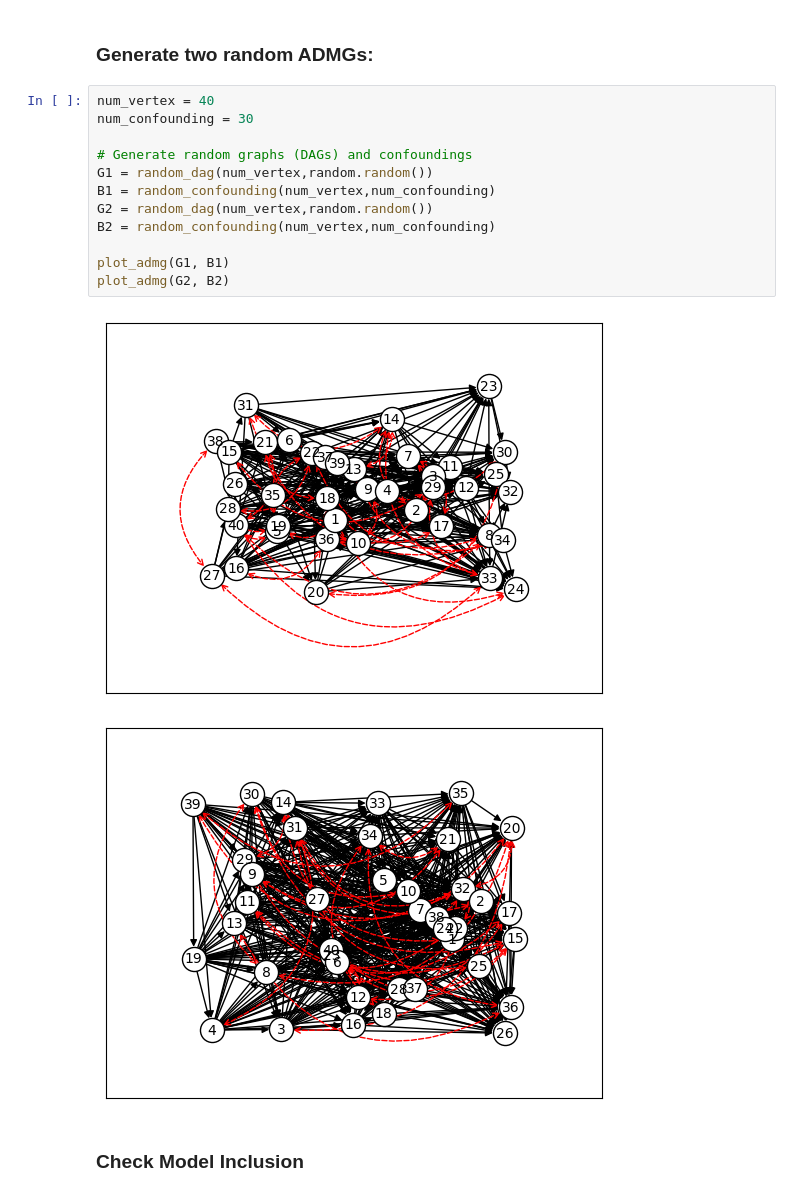
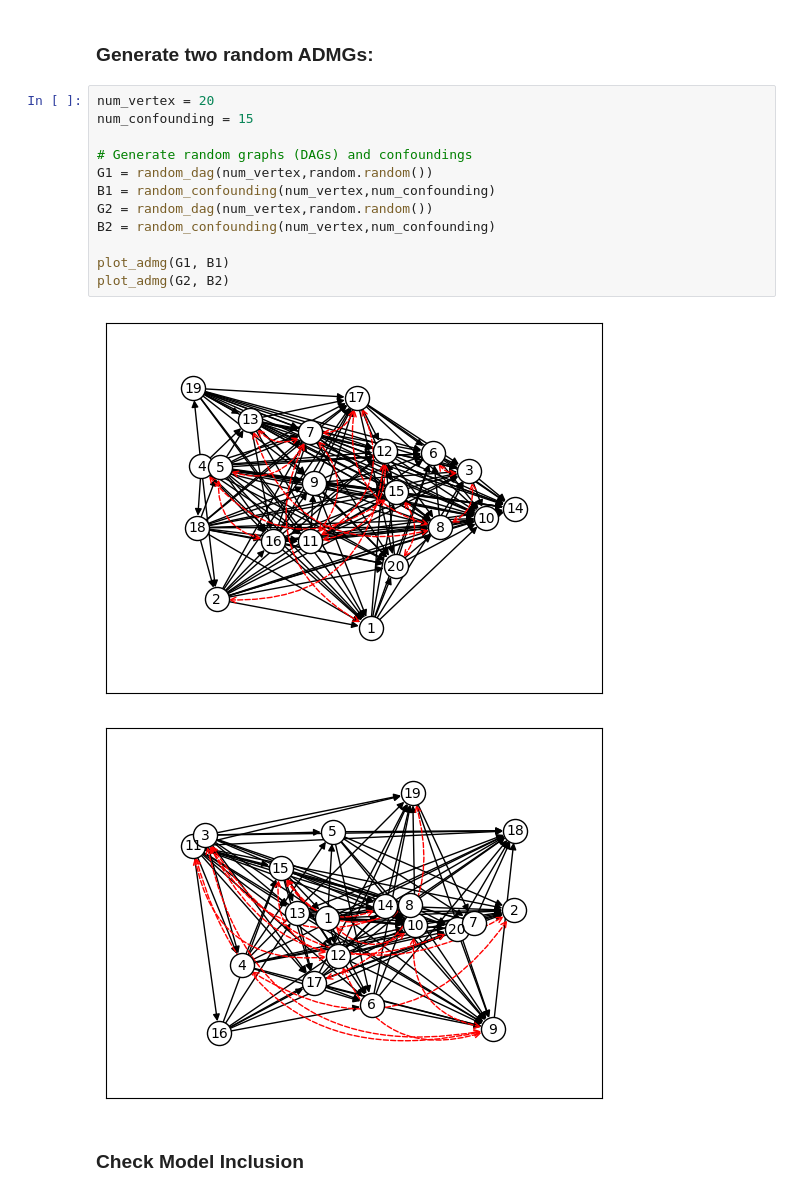
Before and after one commit to YanchuZhang/GC-LiNGAM, a Jupyter notebook: examples.ipynb, the cells around one changed output. Cells and saved outputs as stored; diff of their text form.

```diff
--- a/examples.ipynb
+++ b/examples.ipynb
@@ -63,20 +63,20 @@ Feel free to experiment with the number of vertices and confounders (bidirected
 # %% [markdown]
 ### Generate two random ADMGs:
 # %%
-num_vertex = 40
-num_confounding = 30
+num_vertex = 20
+num_confounding = 15
 
 # Generate random graphs (DAGs) and confoundings
 G1 = random_dag(num_vertex,random.random())
 B1 = random_confounding(num_vertex,num_confounding)
 G2 = random_dag(num_vertex,random.random())
 B2 = random_confounding(num_vertex,num_confounding)
 
 plot_admg(G1, B1)
 plot_admg(G2, B2)
 # %% [output]
-[figure, old version]
+[figure, new version]
-[figure, old version]
+[figure, new version]
 # %% [markdown]
 ### Check Model Inclusion
 # %%
```
Also changed, not shown: 30 other files.
